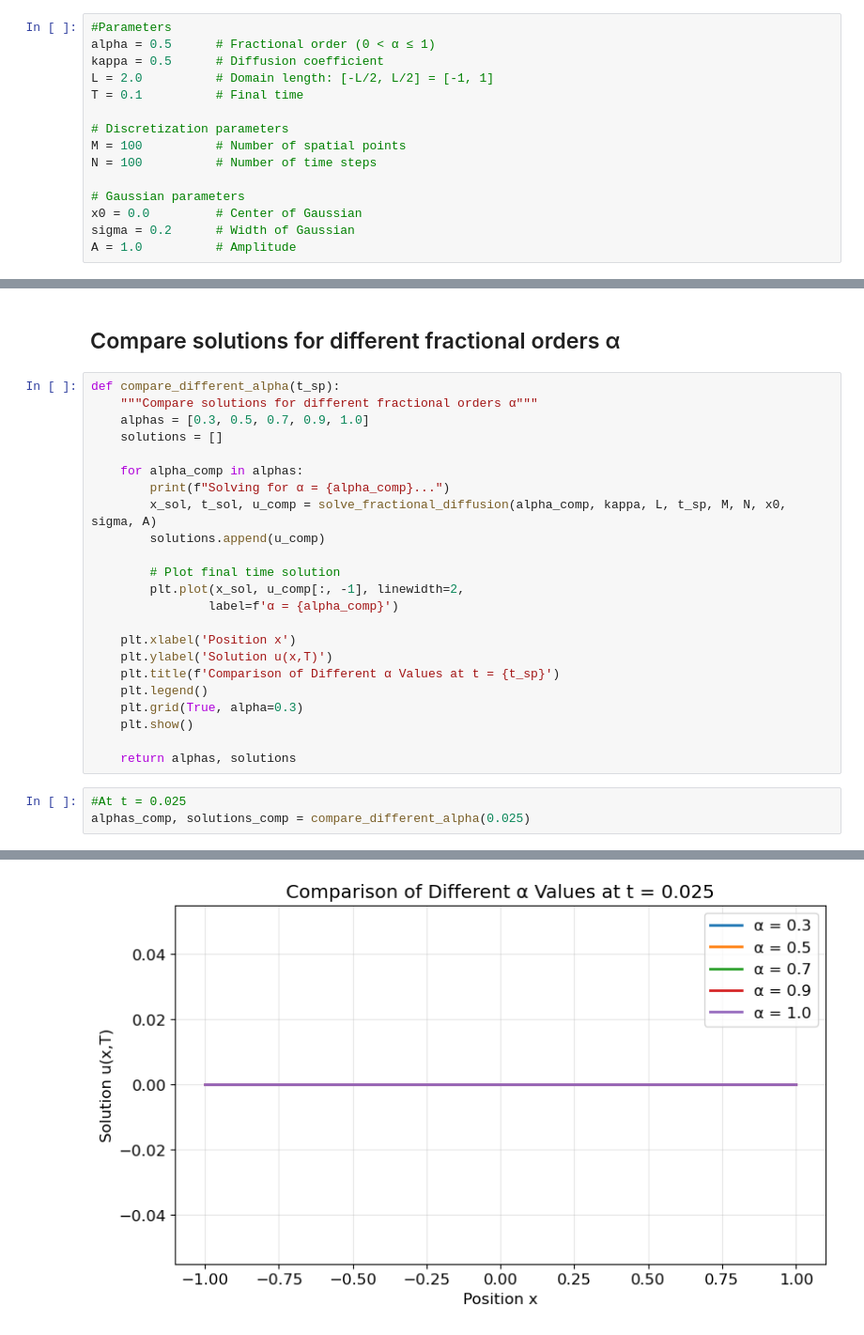
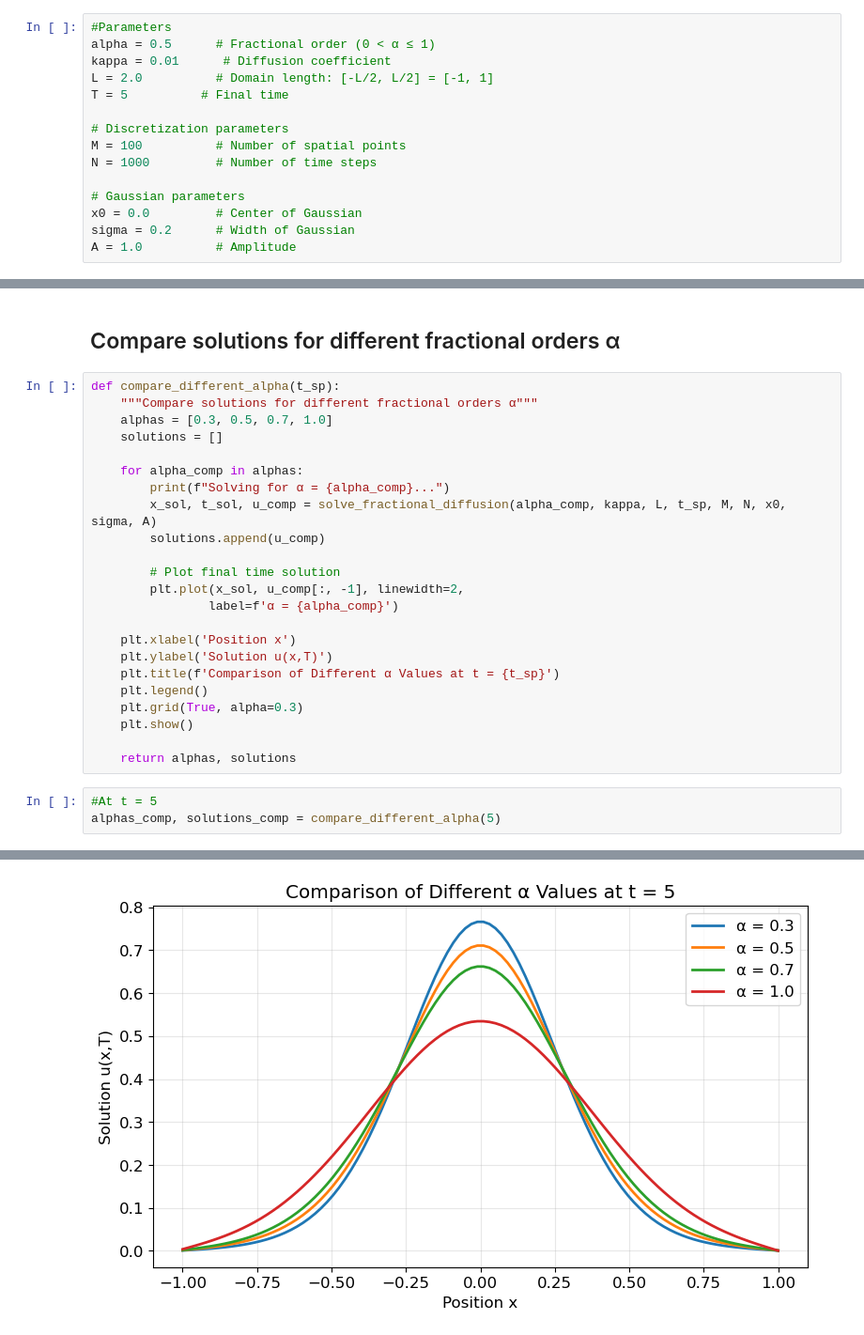
Before and after one commit to YovkochevPakhlavon/NumericalCalculation, a Jupyter notebook: TimeFractionalDiffusionEquation/time-frac-dif.ipynb, the cells around one changed output, grey strips where cells are left out. Shown: that part at 94% size. Drawn from its saved outputs; the diff is of its cells as text.

```diff
--- a/TimeFractionalDiffusionEquation/time-frac-dif.ipynb
+++ b/TimeFractionalDiffusionEquation/time-frac-dif.ipynb
@@ -31,13 +31,13 @@ plt.rcParams['font.size'] = 12
 # %%
 #Parameters
 alpha = 0.5      # Fractional order (0 < α ≤ 1)
-kappa = 0.5      # Diffusion coefficient
+kappa = 0.01      # Diffusion coefficient
 L = 2.0          # Domain length: [-L/2, L/2] = [-1, 1]
-T = 0.1          # Final time
+T = 5          # Final time
 
 # Discretization parameters
 M = 100          # Number of spatial points
-N = 100          # Number of time steps
+N = 1000         # Number of time steps
 
 # Gaussian parameters
 x0 = 0.0         # Center of Gaussian
@@ -458,7 +379,7 @@ Decay factor: 0.326514
 # %%
 def compare_different_alpha(t_sp):
     """Compare solutions for different fractional orders α"""
-    alphas = [0.3, 0.5, 0.7, 0.9, 1.0]
+    alphas = [0.3, 0.5, 0.7, 1.0]
     solutions = []
 
     for alpha_comp in alphas:
@@ -479,8 +400,8 @@ def compare_different_alpha(t_sp):
 
     return alphas, solutions
 # %%
-#At t = 0.025
-alphas_comp, solutions_comp = compare_different_alpha(0.025)
+#At t = 5
+alphas_comp, solutions_comp = compare_different_alpha(5)
 # %% [output]
 Solving for α = 0.3...
 
@@ -500 +418 @@ Computation completed in 0.49 seconds
-[figure, old version]
+[figure, new version]
```
Also changed, not shown: parts of 25 cells of this notebook, 2 other files.
